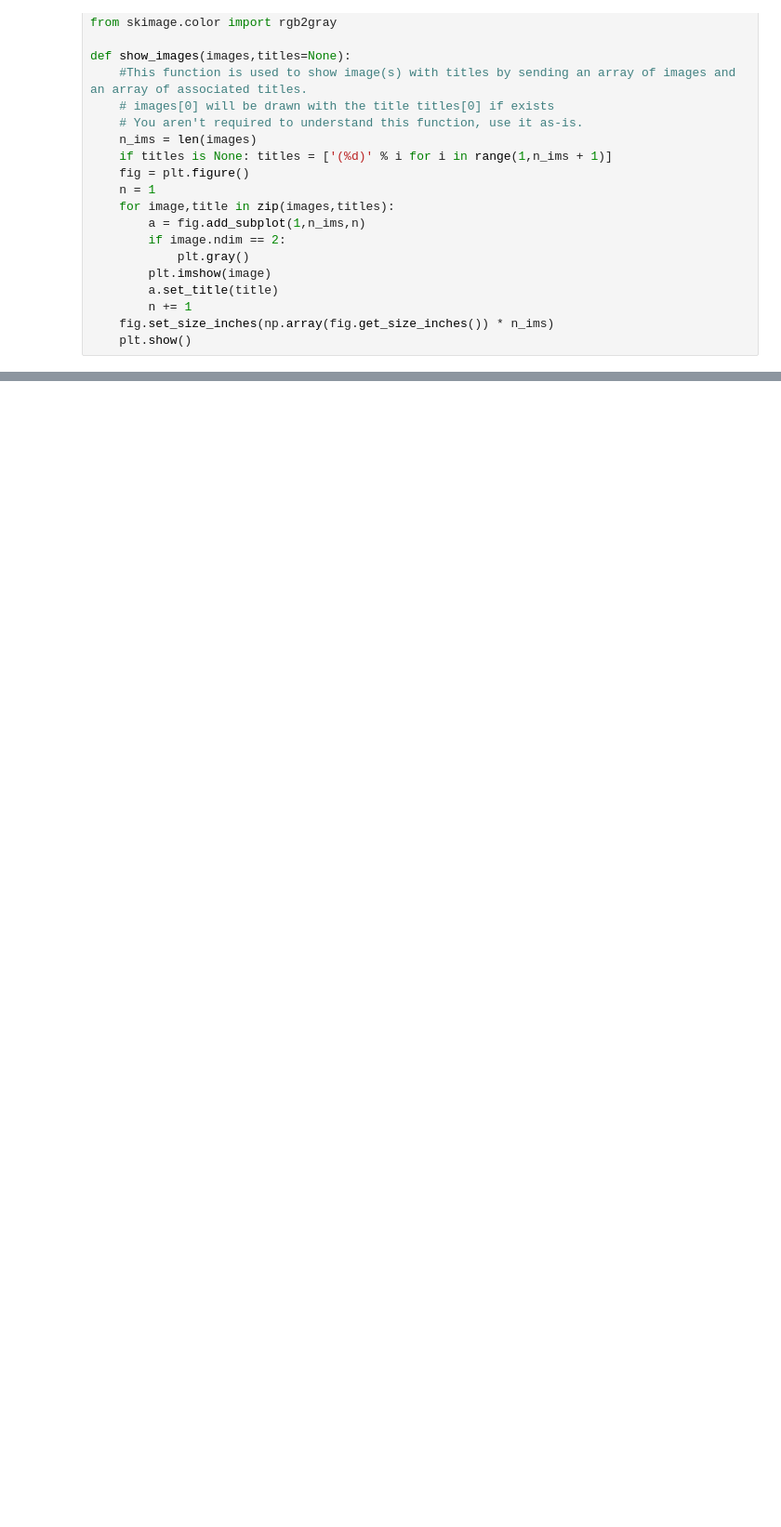
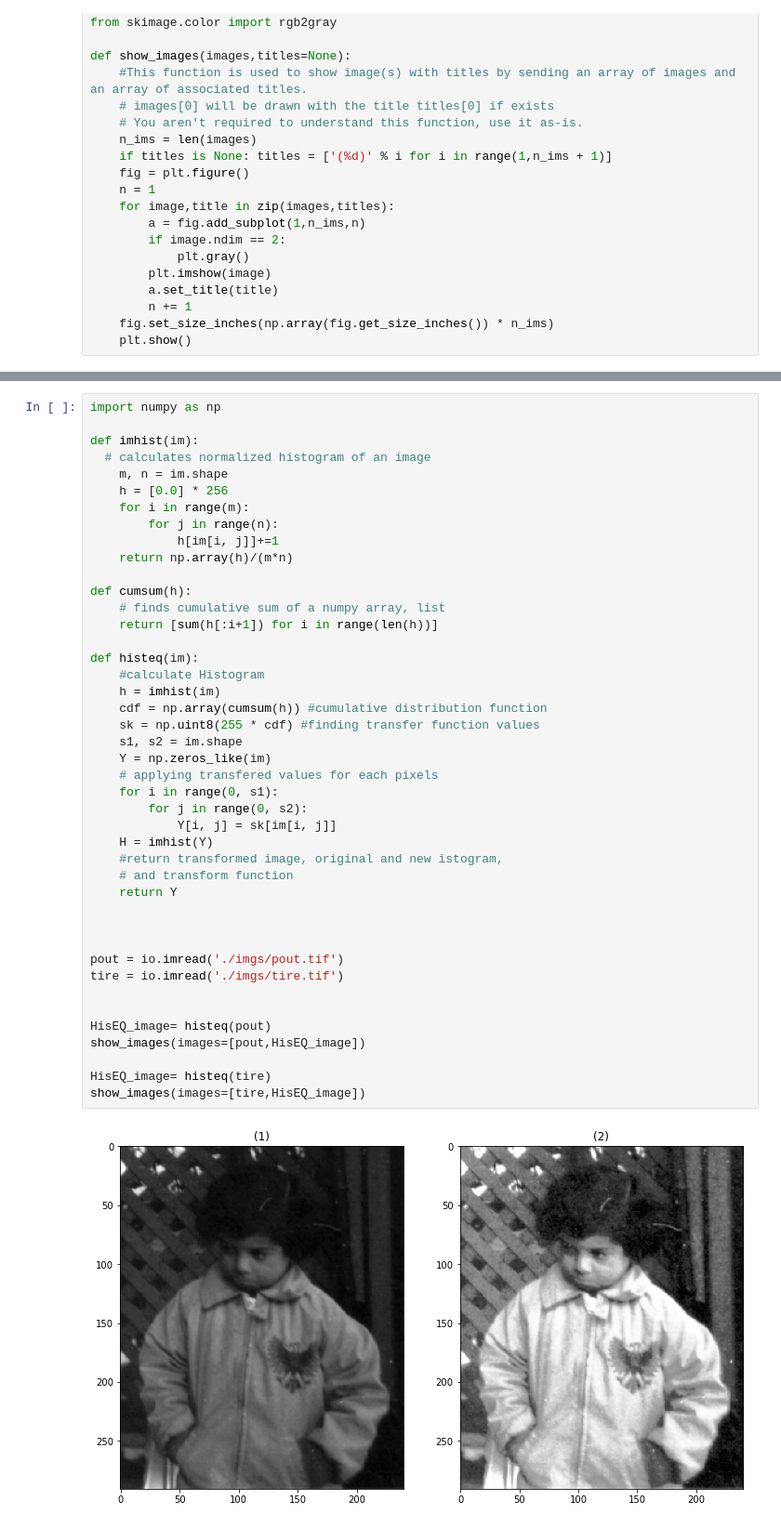
Before and after one commit to We2Am-BaSsem/IP-Labs, a Jupyter notebook: Lab04/Lab4_STD.ipynb, the cells around one changed output, grey strips where cells are left out. Shown at 93% size. Drawn from its saved outputs; the diff is of its cells as text; blank space fills up the shorter version.

```diff
--- a/Lab04/Lab4_STD.ipynb
+++ b/Lab04/Lab4_STD.ipynb
@@ -60,0 +105,45 @@ def getImageWithHist(name,ext,nbins=256):
+# %%
+import numpy as np
+
+def imhist(im):
+  # calculates normalized histogram of an image
+	m, n = im.shape
+	h = [0.0] * 256
+	for i in range(m):
+		for j in range(n):
+			h[im[i, j]]+=1
+	return np.array(h)/(m*n)
+
+def cumsum(h):
+	# finds cumulative sum of a numpy array, list
+	return [sum(h[:i+1]) for i in range(len(h))]
+
+def histeq(im):
+	#calculate Histogram
+	h = imhist(im)
+	cdf = np.array(cumsum(h)) #cumulative distribution function
+	sk = np.uint8(255 * cdf) #finding transfer function values
+	s1, s2 = im.shape
+	Y = np.zeros_like(im)
+	# applying transfered values for each pixels
+	for i in range(0, s1):
+		for j in range(0, s2):
+			Y[i, j] = sk[im[i, j]]
+	H = imhist(Y)
+	#return transformed image, original and new istogram,
+	# and transform function
+	return Y
+
+
+
+pout = io.imread('./imgs/pout.tif')
+tire = io.imread('./imgs/tire.tif')
+
+
+HisEQ_image= histeq(pout)
+show_images(images=[pout,HisEQ_image])
+
+HisEQ_image= histeq(tire)
+show_images(images=[tire,HisEQ_image])
+# %% [output]
+[figure, added]
```
Also changed, not shown: parts of 10 cells of this notebook, 1 other file.
